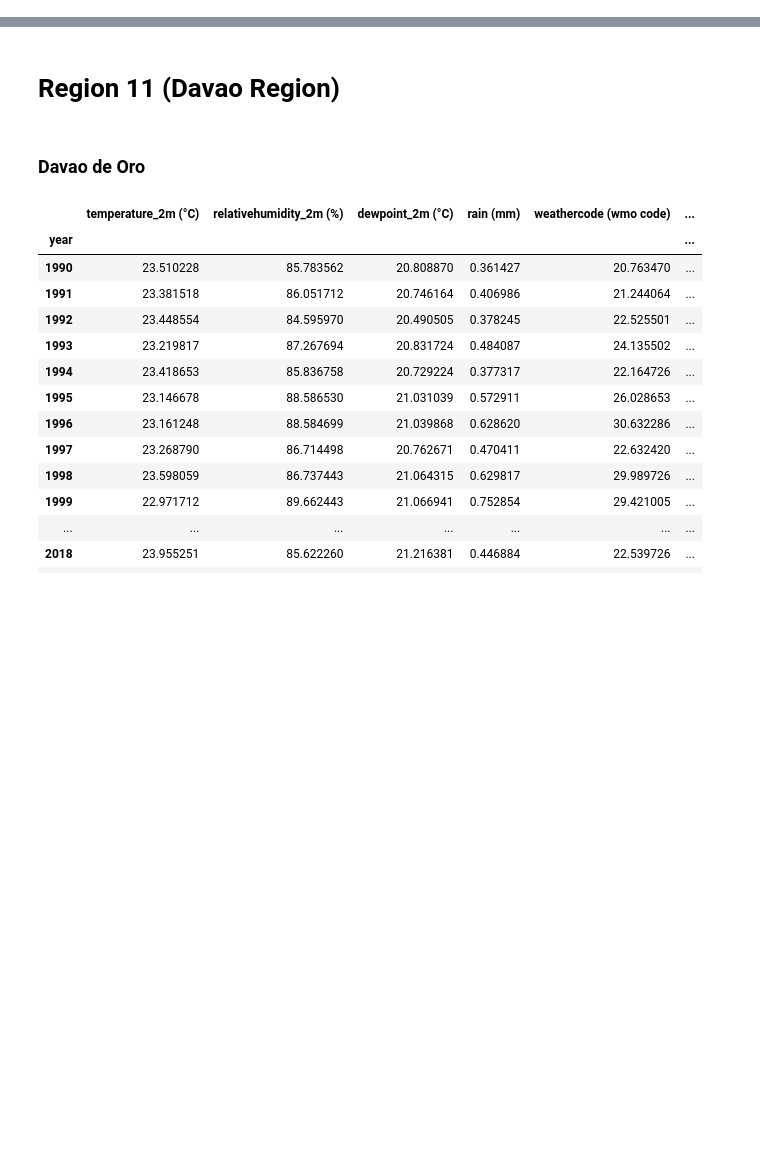
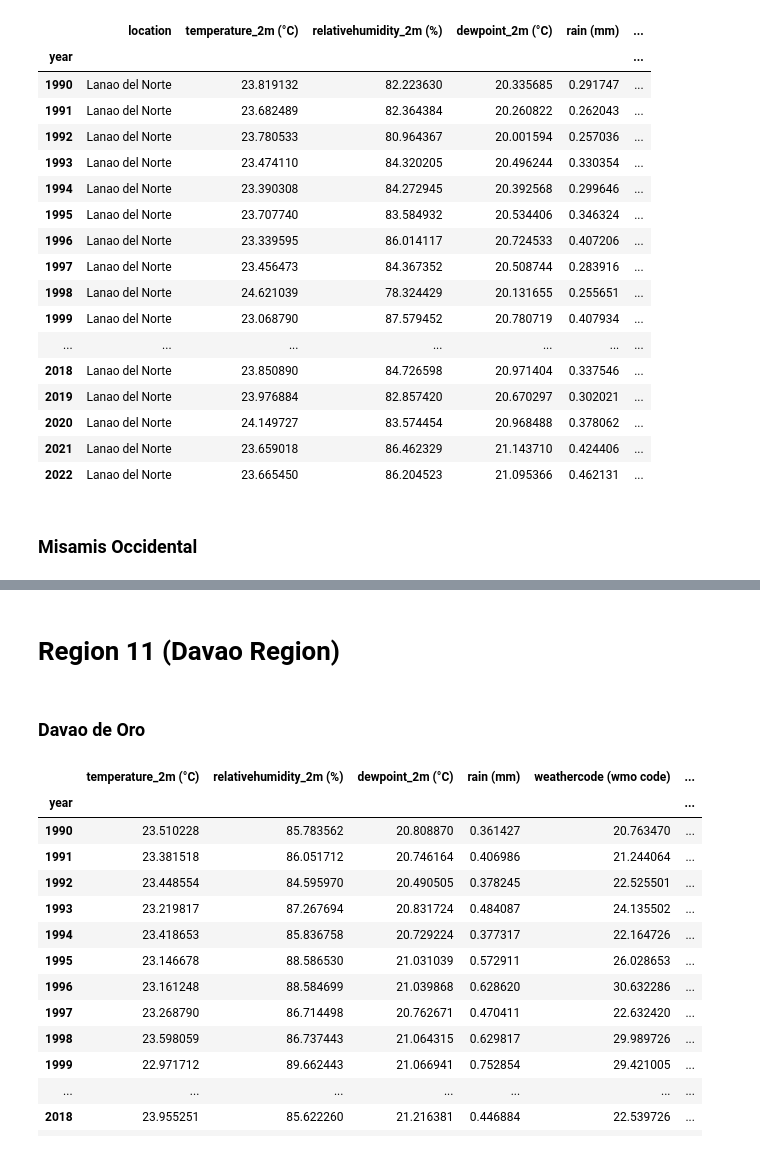
Before and after one commit to darahmanayaga/thesis-2, a Jupyter notebook: historical-data-hourly-to-annual.ipynb, the cells around one changed output, grey strips where cells are left out. Cells and saved outputs as stored; diff of their text form; code cells hidden in the pictures; blank space fills up the shorter version.

```diff
--- a/historical-data-hourly-to-annual.ipynb
+++ b/historical-data-hourly-to-annual.ipynb
@@ -3,0 +110,45 @@ import datetime as dt
+# %%
+lanao_del_norte['year'] = lanao_del_norte['time'].dt.year
+# %%
+lanao_del_norte_annual = lanao_del_norte.groupby("year")[['temperature_2m (°C)', 'relativehumidity_2m (%)',
+       'dewpoint_2m (°C)', 'rain (mm)', 'weathercode (wmo code)',
+       'surface_pressure (hPa)', 'cloudcover (%)',
+       'et0_fao_evapotranspiration (mm)', 'vapor_pressure_deficit (kPa)',
+       'windspeed_10m (km/h)', 'winddirection_10m (°)', 'windgusts_10m (km/h)',
+       'soil_temperature_28_to_100cm (°C)',
+       'soil_moisture_28_to_100cm (m³/m³)', 'direct_radiation (W/m²)',
+       'diffuse_radiation (W/m²)']].mean()
+# %%
+lanao_del_norte_annual['location'] = ' Lanao del Norte'
+# %%
+lanao_del_norte_annual = lanao_del_norte_annual.loc[:,['location', 'temperature_2m (°C)', 'relativehumidity_2m (%)',
+       'dewpoint_2m (°C)', 'rain (mm)', 'weathercode (wmo code)',
+       'surface_pressure (hPa)', 'cloudcover (%)',
+       'et0_fao_evapotranspiration (mm)', 'vapor_pressure_deficit (kPa)',
+       'windspeed_10m (km/h)', 'winddirection_10m (°)', 'windgusts_10m (km/h)',
+       'soil_temperature_28_to_100cm (°C)',
+       'soil_moisture_28_to_100cm (m³/m³)', 'direct_radiation (W/m²)',
+       'diffuse_radiation (W/m²)']]
+# %%
+lanao_del_norte_annual
+# %% [output]
+|  | location | temperature_2m (°C) | relativehumidity_2m (%) | dewpoint_2m (°C) | rain (mm) | ... |
+| year |  |  |  |  |  | ... |
+| 1990 | Lanao del Norte | 23.819132 | 82.223630 | 20.335685 | 0.291747 | ... |
+| 1991 | Lanao del Norte | 23.682489 | 82.364384 | 20.260822 | 0.262043 | ... |
+| 1992 | Lanao del Norte | 23.780533 | 80.964367 | 20.001594 | 0.257036 | ... |
+| 1993 | Lanao del Norte | 23.474110 | 84.320205 | 20.496244 | 0.330354 | ... |
+| 1994 | Lanao del Norte | 23.390308 | 84.272945 | 20.392568 | 0.299646 | ... |
+| 1995 | Lanao del Norte | 23.707740 | 83.584932 | 20.534406 | 0.346324 | ... |
+| 1996 | Lanao del Norte | 23.339595 | 86.014117 | 20.724533 | 0.407206 | ... |
+| 1997 | Lanao del Norte | 23.456473 | 84.367352 | 20.508744 | 0.283916 | ... |
+| 1998 | Lanao del Norte | 24.621039 | 78.324429 | 20.131655 | 0.255651 | ... |
+| 1999 | Lanao del Norte | 23.068790 | 87.579452 | 20.780719 | 0.407934 | ... |
+| ... | ... | ... | ... | ... | ... | ... |
+| 2018 | Lanao del Norte | 23.850890 | 84.726598 | 20.971404 | 0.337546 | ... |
+| 2019 | Lanao del Norte | 23.976884 | 82.857420 | 20.670297 | 0.302021 | ... |
+| 2020 | Lanao del Norte | 24.149727 | 83.574454 | 20.968488 | 0.378062 | ... |
+| 2021 | Lanao del Norte | 23.659018 | 86.462329 | 21.143710 | 0.424406 | ... |
+| 2022 | Lanao del Norte | 23.665450 | 86.204523 | 21.095366 | 0.462131 | ... |
+# %% [markdown]
+### Misamis Occidental
```
Also changed, not shown: parts of 37 cells of this notebook.
